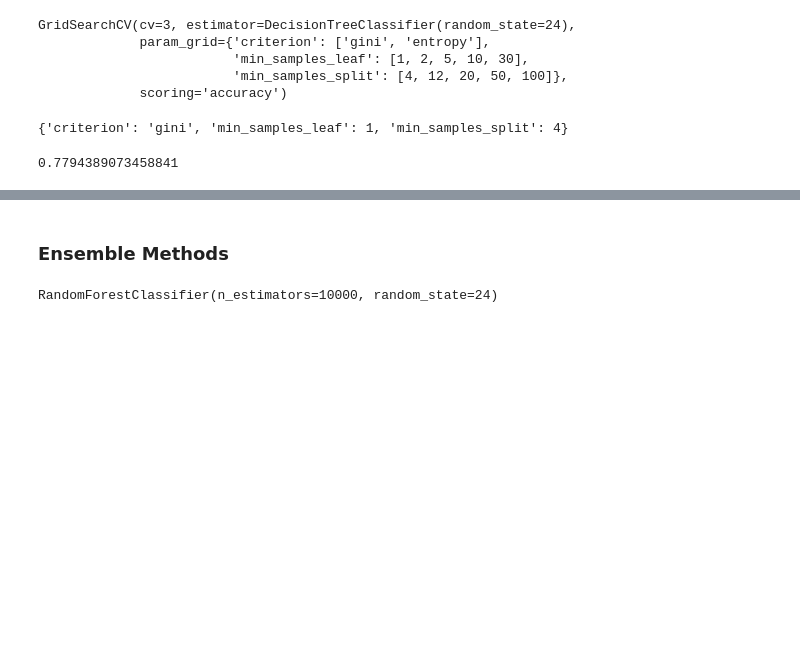
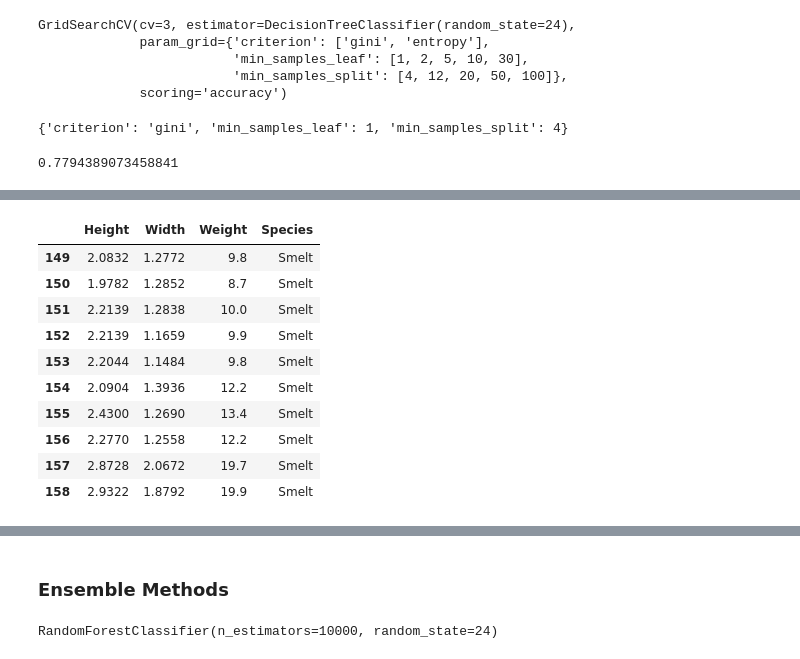
Before and after one commit to MarwaBrian/MockPhase1, a Jupyter notebook: classification/index.ipynb, the cells around one changed output, grey strips where cells are left out. Saved outputs shown, nothing was run; the diff lists cells and outputs as text; code cells hidden in the pictures; blank space fills up the shorter version.

```diff
--- a/classification/index.ipynb
+++ b/classification/index.ipynb
@@ -238,0 +257,14 @@ grid_search.best_score_
+# %%
+fish[['Height', 'Width', 'Weight', 'Species']].tail(10)
+# %% [output]
+|  | Height | Width | Weight | Species |
+| 149 | 2.0832 | 1.2772 | 9.8 | Smelt |
+| 150 | 1.9782 | 1.2852 | 8.7 | Smelt |
+| 151 | 2.2139 | 1.2838 | 10.0 | Smelt |
+| 152 | 2.2139 | 1.1659 | 9.9 | Smelt |
+| 153 | 2.2044 | 1.1484 | 9.8 | Smelt |
+| 154 | 2.0904 | 1.3936 | 12.2 | Smelt |
+| 155 | 2.4300 | 1.2690 | 13.4 | Smelt |
+| 156 | 2.2770 | 1.2558 | 12.2 | Smelt |
+| 157 | 2.8728 | 2.0672 | 19.7 | Smelt |
+| 158 | 2.9322 | 1.8792 | 19.9 | Smelt |
```
Also changed, not shown: parts of 9 cells of this notebook.
